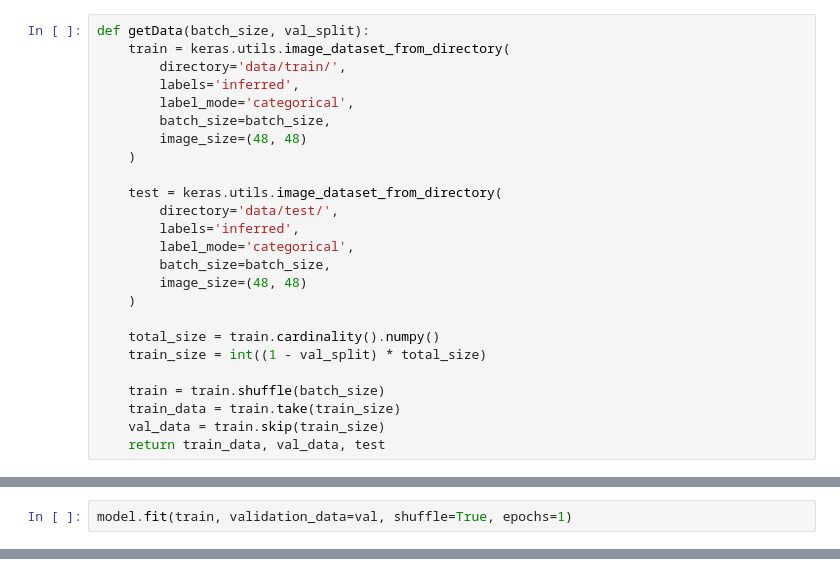
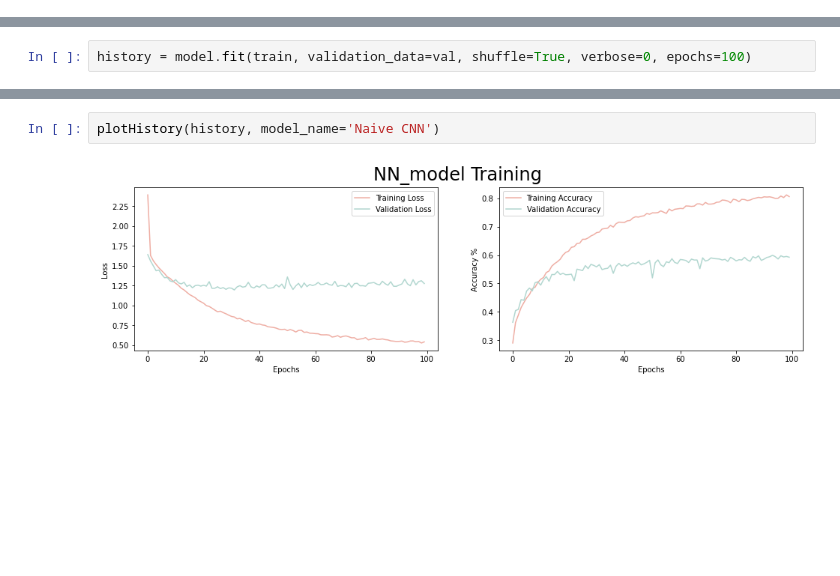
Before and after one commit to EYH0602/st809_proj, a Jupyter notebook: scaffold.ipynb, the cells around one changed output, grey strips where cells are left out. Cells and saved outputs as stored; diff of their text form; blank space fills up the shorter version.

Commit message:
feat: add test of very simple cnn

```diff
--- a/scaffold.ipynb
+++ b/scaffold.ipynb
@@ -47,25 +16,0 @@ def getDatasetLength(dataset):
-# %%
-def getData(batch_size, val_split):
-    train = keras.utils.image_dataset_from_directory(
-        directory='data/train/',
-        labels='inferred',
-        label_mode='categorical',
-        batch_size=batch_size,
-        image_size=(48, 48)
-    )
-
-    test = keras.utils.image_dataset_from_directory(
-        directory='data/test/',
-        labels='inferred',
-        label_mode='categorical',
-        batch_size=batch_size,
-        image_size=(48, 48)
-    )
-
-    total_size = train.cardinality().numpy()
-    train_size = int((1 - val_split) * total_size)
-
-    train = train.shuffle(batch_size)
-    train_data = train.take(train_size)
-    val_data = train.skip(train_size)
-    return train_data, val_data, test
@@ -112,2 +53,2 @@ for img in train:
 # %%
-model.fit(train, validation_data=val, shuffle=True, epochs=1)
+history = model.fit(train, validation_data=val, shuffle=True, verbose=0, epochs=100)
@@ -116,0 +55,4 @@ model.fit(train, validation_data=val, shuffle=True, epochs=1)
+# %%
+plotHistory(history, model_name='Naive CNN')
+# %% [output]
+[figure, added]
```
Also changed, not shown: parts of 11 cells of this notebook, 1 other file.
